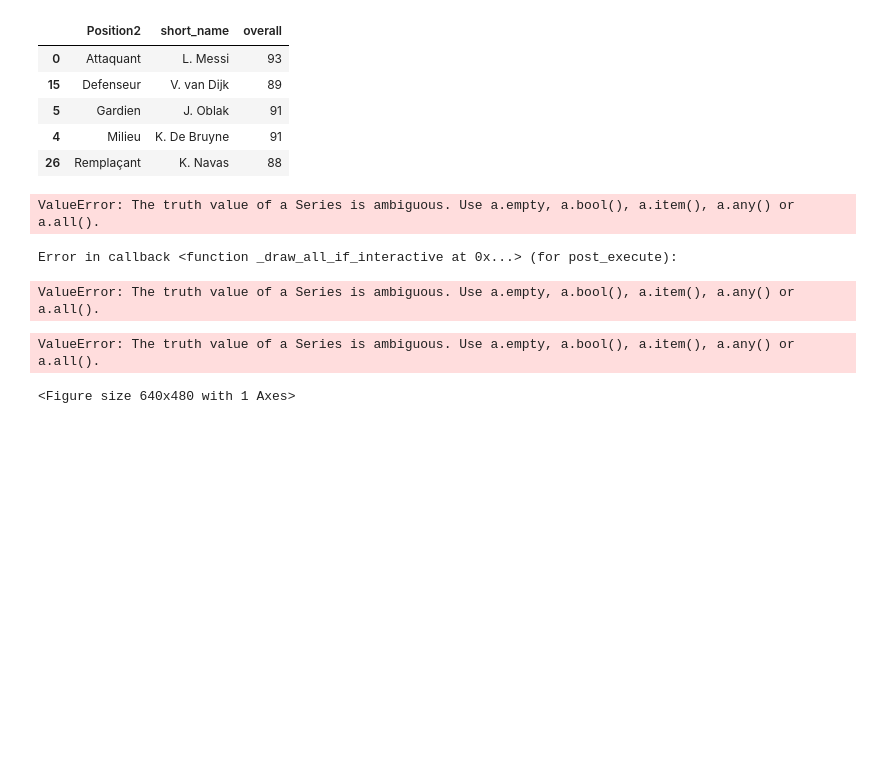
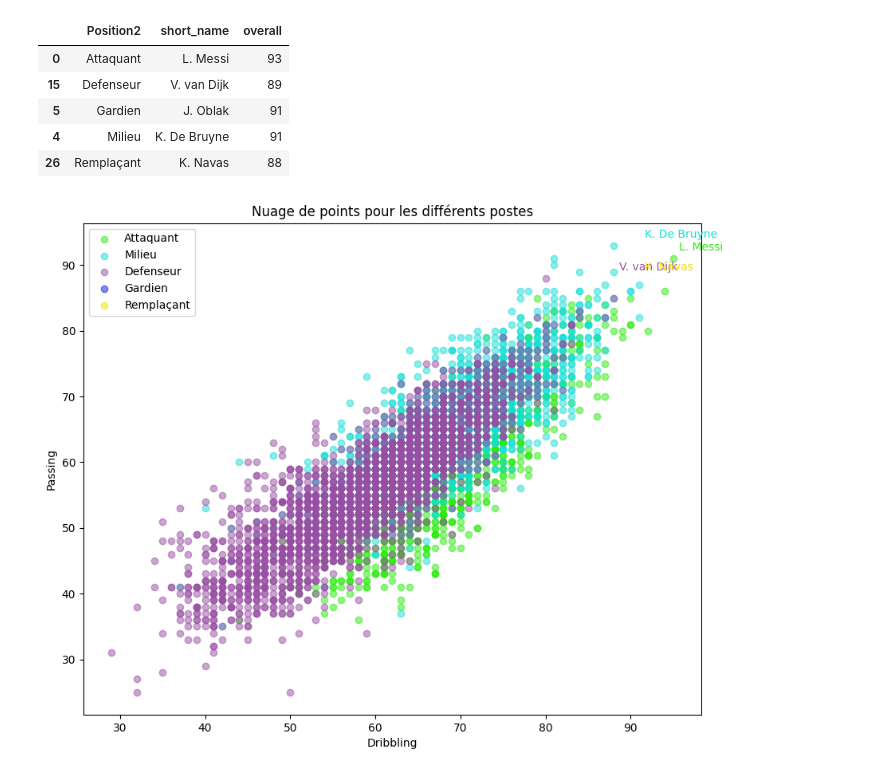
Before and after one commit to gabgabb/IA, a Jupyter notebook: bigData/TP2/FILIOT_Gabriel_TP2.ipynb, the cells around one changed output. Cells and saved outputs as stored; diff of their text form; code cells hidden in the pictures; blank space fills up the shorter version.

```diff
--- a/bigData/TP2/FILIOT_Gabriel_TP2.ipynb
+++ b/bigData/TP2/FILIOT_Gabriel_TP2.ipynb
@@ -106,35 +113,46 @@ best_players_per_position
 | 5 | Gardien | J. Oblak | 91 |
 | 4 | Milieu | K. De Bruyne | 91 |
 | 26 | Remplaçant | K. Navas | 88 |
-# %%
-colors = ['navy','red','maroon','orange','green']
-
-#1.4 Créer 4 nuages de points correspondant aux attaquants, milieux, défenseurs et gradient.
-
-palette = {}
-for index, color in enumerate(colors) :
-    palette[df["Position2"].unique()[index]] = color
-
-postes = []
-y_positions = []
-for i, joueur in enumerate(df):
-        postes.append(df['Position2'])
-        y_positions.append(i + 1)
-
-plt.scatter([0] * len(postes), y_positions)
-plt.yticks(y_positions, postes)
-plt.ylim(0, len(df) + 1)
-plt.show()
-#tsne2 = sl.TSNE(n_components=2, learning_rate=200)
-#postes_tsne = tsne2.fit_transform(df["Position2"])
-
-#1.5 Ajouter les noms des meilleurs joueurs
-# %% [output]
-ValueError: The truth value of a Series is ambiguous. Use a.empty, a.bool(), a.item(), a.any() or a.all().
-Error in callback <function _draw_all_if_interactive at 0x...> (for post_execute):
-ValueError: The truth value of a Series is ambiguous. Use a.empty, a.bool(), a.item(), a.any() or a.all().
-ValueError: The truth value of a Series is ambiguous. Use a.empty, a.bool(), a.item(), a.any() or a.all().
-<Figure size 640x480 with 1 Axes>
+# %%
+colors = {'Attaquant': '#2beb0e', 'Milieu': '#16ded7', 'Defenseur': '#984ea3', 'Gardien': '#0918e6', 'Remplaçant': '#f0e002'}
+
+#1.4 Créer 4 nuages de points correspondant aux attaquants, milieux, défenseurs et gradient.
+#1.5 Ajouter les noms des meilleurs joueurs
+
+attaquants_df = df[df["Position2"] == "Attaquant"]
+milieux_df = df[df["Position2"] == "Milieu"]
+defenseurs_df = df[df["Position2"] == "Defenseur"]
+gardiens_df = df[df["Position2"] == "Gardien"]
+
+fig, ax = plt.subplots(figsize=(10,8))
+
+for position, color in colors.items():
+    x = df[df['Position2'] == position]['dribbling']
+    y = df[df['Position2'] == position]['passing']
+
+    if position == "Attaquant":
+        df_pos = attaquants_df
+    elif position == "Milieu":
+        df_pos = milieux_df
+    elif position == "Defenseur":
+        df_pos = defenseurs_df
+    elif position == "Gardien":
+        df_pos = gardiens_df
+
+    # Ajout des meilleurs joueurs
+    best_player = best_players_per_position[best_players_per_position['Position2'] == position]['short_name'].values[0]
+    ax.annotate(best_player, (x.max(), y.max()), color=colors[position],  xytext=(5,5), textcoords='offset points', fontsize=10, ha='left', va='bottom')
+
+    ax.scatter(df_pos['dribbling'], df_pos['passing'], c=color, label=position, alpha=0.5)
+
+ax.legend()
+ax.set_xlabel('Dribbling')
+ax.set_ylabel('Passing')
+ax.set_title('Nuage de points pour les différents postes')
+
+plt.show()
+# %% [output]
+[figure, added]
 # %%
 n_kmean=18000
 
```
Also changed, not shown: parts of 6 cells of this notebook, 4 other files.
